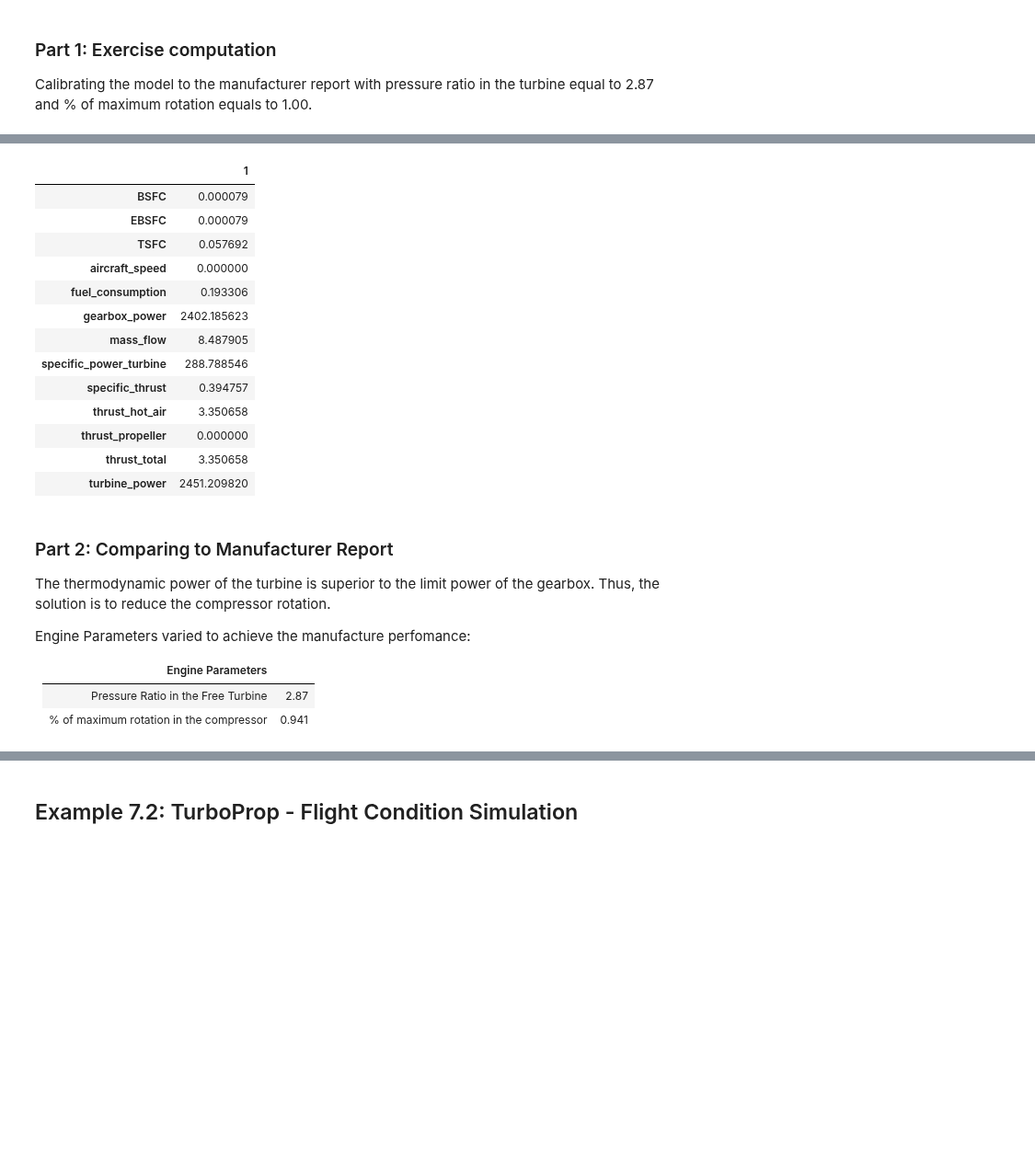
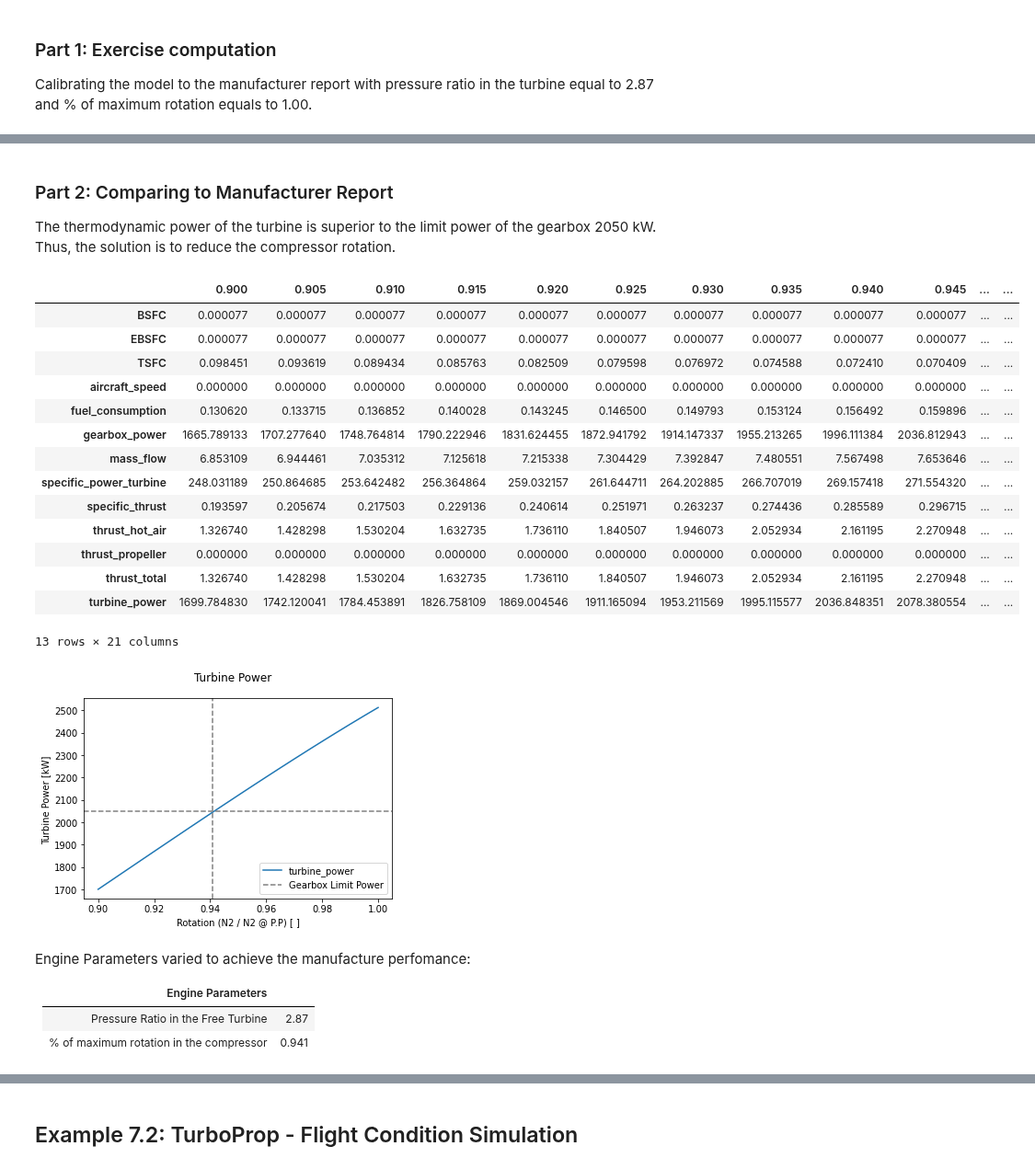
Before and after one commit to jonasdegrave/gas-turbine, a Jupyter notebook: notebook_course_examples.ipynb, the cells around one changed output, grey strips where cells are left out. Shown at 92% size. Saved outputs shown, nothing was run; the diff lists cells and outputs as text; code cells hidden in the pictures; blank space fills up the shorter version.

```diff
--- a/notebook_course_examples.ipynb
+++ b/notebook_course_examples.ipynb
@@ -333,3 +428,8 @@ Calibrating the model to the manufacturer report with pressure ratio in the turb
+# %% [markdown]
+### Part 2: Comparing to Manufacturer Report
+
+The thermodynamic power of the turbine is superior to the limit power of the gearbox 2050 kW.
+Thus, the solution is to reduce the compressor rotation.
 # %%
 import model_reference as mf
 import numpy as np
@@ -340,56 +440,72 @@ import warnings
 values = {
     'mass_flow': 8.49,
     't04': 1600,
     'prc': 15.77,
     'u_in': 0,
     'ta': 288.15,
     'pa': 101.30,
     'n_d': 0.85,
     'gamma_d': 1.4,
     'n_c': 0.75,
     'gamma_c': 1.37,
     'n_b': 1,
     'gamma_b': 1.35,
     'n_t': 0.9,
     'gamma_t': 1.33,
     'n_tl': 0.9,
     'gamma_tl': 1.33,
     'n_n': 0.98,
     'gamma_n': 1.36,
     'pc_fuel': 45000,
     'cp_fuel': 1.110,
     'cp_tl': 1.160,
     'r': 288.3,
     'pr_tl': 2.87,
     'gearbox_power_ratio': 0.98,
     'propeller_efficiency': 0.85,
     }
 
+
+list_of_n2 = np.linspace(0.9, 1.0, 21)
 turboprop = mf.TurboProp(values)
-performance_results1 = turboprop.sumarise_results()
-thermodynamic_results1 = turboprop.sumarise()
-performance_results1
+performance_results = turboprop.sumarise_results()
+performance_results = performance_results.drop(columns=[1])
+
+for n2 in list_of_n2:
+    turboprop.set_n2(n2)
+    performance_result = turboprop.sumarise_results()
+    performance_results[n2] = performance_result
+
+
+fig1 = plt.figure()
+fig1.suptitle("Turbine Power")
+axis1 = fig1.add_subplot(111)
+axis1 = performance_results.loc['turbine_power'].plot()
+axis1.set_ylabel("Turbine Power [kW] ")
+axis1.set_xlabel("Rotation (N2 / N2 @ P.P) [ ]")
+axis1.axhline(2050, linestyle='--', color='gray', label='Gearbox Limit Power')
+axis1.axvline(0.941, linestyle='--', color='gray')
+axis1.legend()
+
+performance_results
 # %% [output]
-|  | 1 |
-| BSFC | 0.000079 |
-| EBSFC | 0.000079 |
-| TSFC | 0.057692 |
-| aircraft_speed | 0.000000 |
-| fuel_consumption | 0.193306 |
-| gearbox_power | 2402.185623 |
-| mass_flow | 8.487905 |
-| specific_power_turbine | 288.788546 |
-| specific_thrust | 0.394757 |
-| thrust_hot_air | 3.350658 |
-| thrust_propeller | 0.000000 |
-| thrust_total | 3.350658 |
-| turbine_power | 2451.209820 |
+|  | 0.900 | 0.905 | 0.910 | 0.915 | 0.920 | 0.925 | 0.930 | 0.935 | 0.940 | 0.945 | ... | ... |
+| BSFC | 0.000077 | 0.000077 | 0.000077 | 0.000077 | 0.000077 | 0.000077 | 0.000077 | 0.000077 | 0.000077 | 0.000077 | ... | ... |
+| EBSFC | 0.000077 | 0.000077 | 0.000077 | 0.000077 | 0.000077 | 0.000077 | 0.000077 | 0.000077 | 0.000077 | 0.000077 | ... | ... |
+| TSFC | 0.098451 | 0.093619 | 0.089434 | 0.085763 | 0.082509 | 0.079598 | 0.076972 | 0.074588 | 0.072410 | 0.070409 | ... | ... |
+| aircraft_speed | 0.000000 | 0.000000 | 0.000000 | 0.000000 | 0.000000 | 0.000000 | 0.000000 | 0.000000 | 0.000000 | 0.000000 | ... | ... |
+| fuel_consumption | 0.130620 | 0.133715 | 0.136852 | 0.140028 | 0.143245 | 0.146500 | 0.149793 | 0.153124 | 0.156492 | 0.159896 | ... | ... |
+| gearbox_power | 1665.789133 | 1707.277640 | 1748.764814 | 1790.222946 | 1831.624455 | 1872.941792 | 1914.147337 | 1955.213265 | 1996.111384 | 2036.812943 | ... | ... |
+| mass_flow | 6.853109 | 6.944461 | 7.035312 | 7.125618 | 7.215338 | 7.304429 | 7.392847 | 7.480551 | 7.567498 | 7.653646 | ... | ... |
+| specific_power_turbine | 248.031189 | 250.864685 | 253.642482 | 256.364864 | 259.032157 | 261.644711 | 264.202885 | 266.707019 | 269.157418 | 271.554320 | ... | ... |
+| specific_thrust | 0.193597 | 0.205674 | 0.217503 | 0.229136 | 0.240614 | 0.251971 | 0.263237 | 0.274436 | 0.285589 | 0.296715 | ... | ... |
+| thrust_hot_air | 1.326740 | 1.428298 | 1.530204 | 1.632735 | 1.736110 | 1.840507 | 1.946073 | 2.052934 | 2.161195 | 2.270948 | ... | ... |
+| thrust_propeller | 0.000000 | 0.000000 | 0.000000 | 0.000000 | 0.000000 | 0.000000 | 0.000000 | 0.000000 | 0.000000 | 0.000000 | ... | ... |
+| thrust_total | 1.326740 | 1.428298 | 1.530204 | 1.632735 | 1.736110 | 1.840507 | 1.946073 | 2.052934 | 2.161195 | 2.270948 | ... | ... |
+| turbine_power | 1699.784830 | 1742.120041 | 1784.453891 | 1826.758109 | 1869.004546 | 1911.165094 | 1953.211569 | 1995.115577 | 2036.848351 | 2078.380554 | ... | ... |
+13 rows × 21 columns
+[figure, added]
 # %% [markdown]
-### Part 2: Comparing to Manufacturer Report
-
-The thermodynamic power of the turbine is superior to the limit power of the gearbox.
-Thus, the solution is to reduce the compressor rotation.
-
 Engine Parameters varied to achieve the manufacture perfomance:
 
 | Engine Parameters                        |                   |
```
Also changed, not shown: parts of 4 cells of this notebook.
